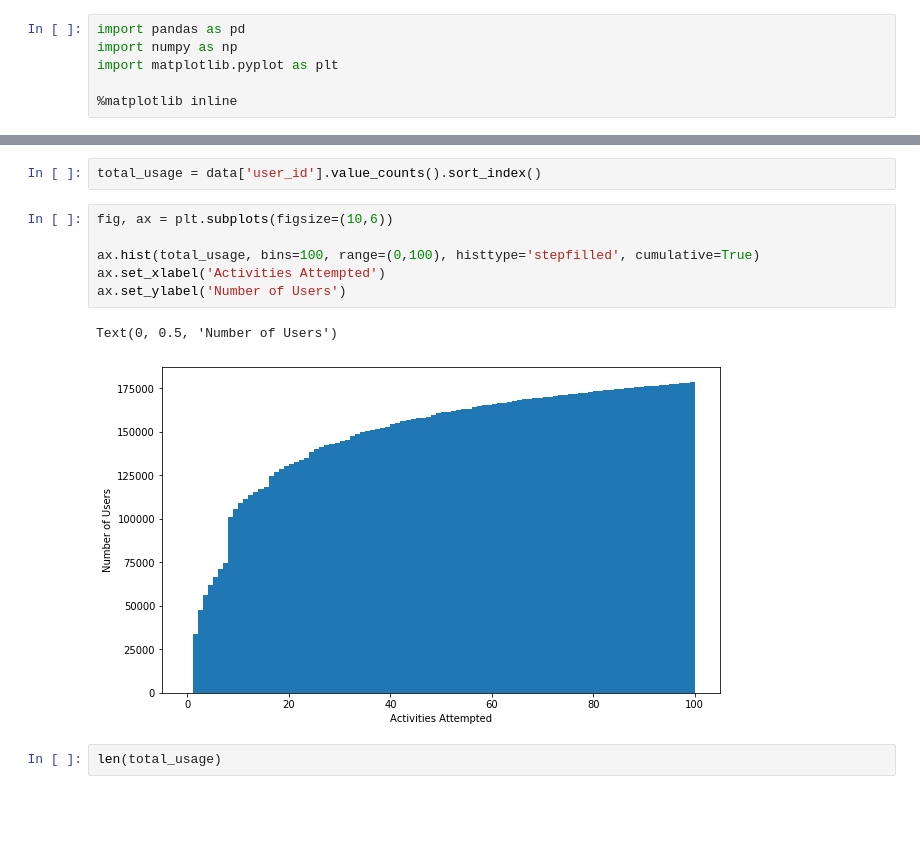
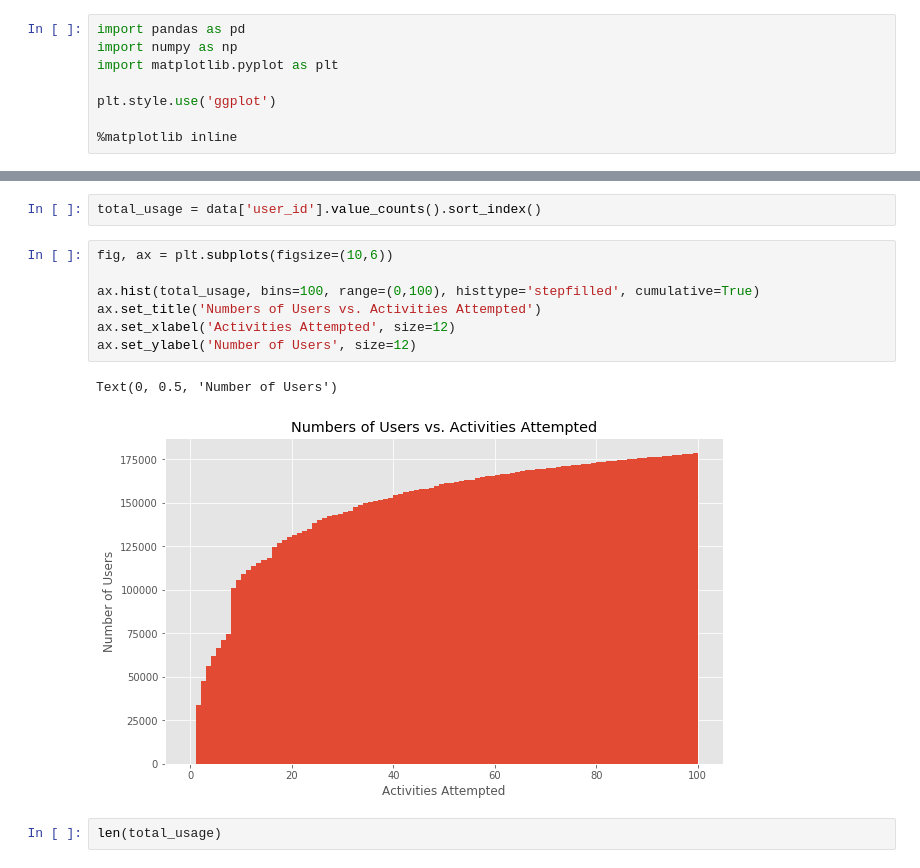
Before and after one commit to branlindsey/junyi_app_user, a Jupyter notebook: EDA.ipynb, the cells around one changed output, grey strips where cells are left out. Cells and saved outputs as stored; diff of their text form; blank space fills up the shorter version.

```diff
--- a/EDA.ipynb
+++ b/EDA.ipynb
@@ -3,6 +3,8 @@ import pandas as pd
 import numpy as np
 import matplotlib.pyplot as plt
 
+plt.style.use('ggplot')
+
 %matplotlib inline
 # %%
 data = pd.read_pickle('../junyi_df.pickle')
@@ -119,12 +121,13 @@ total_usage = data['user_id'].value_counts().sort_index()
 # %%
 fig, ax = plt.subplots(figsize=(10,6))
 
 ax.hist(total_usage, bins=100, range=(0,100), histtype='stepfilled', cumulative=True)
-ax.set_xlabel('Activities Attempted')
-ax.set_ylabel('Number of Users')
+ax.set_title('Numbers of Users vs. Activities Attempted')
+ax.set_xlabel('Activities Attempted', size=12)
+ax.set_ylabel('Number of Users', size=12)
 # %% [output]
 Text(0, 0.5, 'Number of Users')
-[figure, old version]
+[figure, new version]
 # %%
 len(total_usage)
 # %% [output]
```
Also changed, not shown: parts of 2 cells of this notebook, 2 other files.
